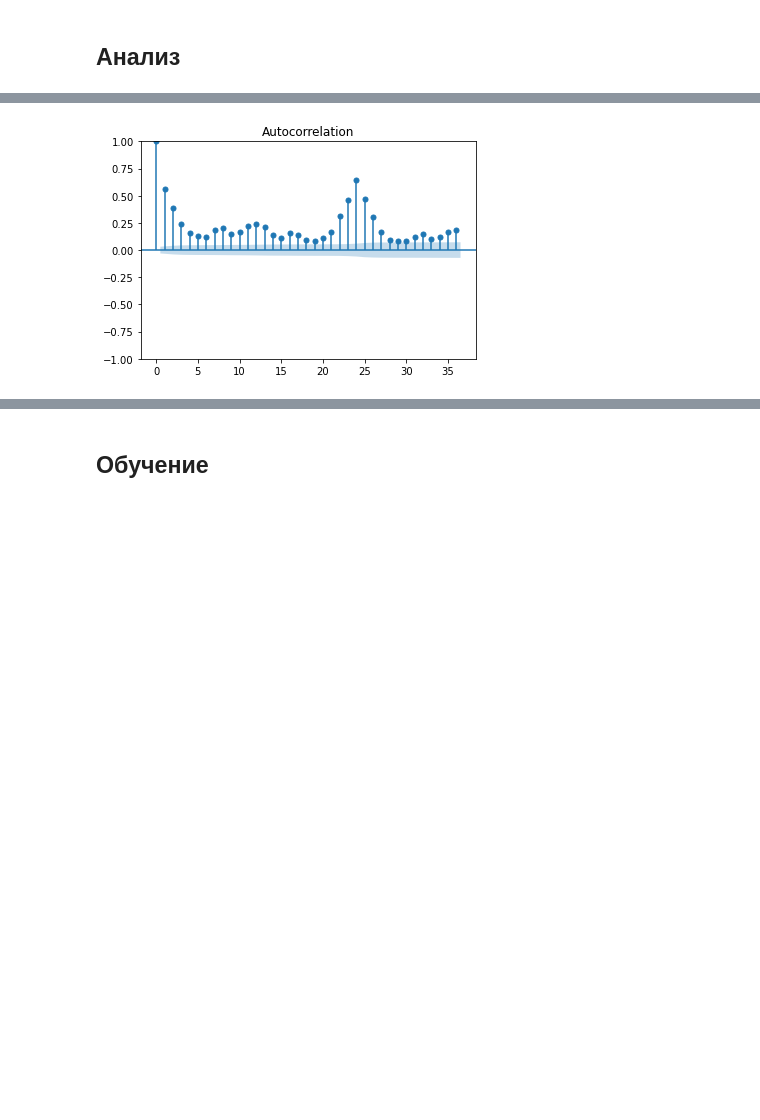
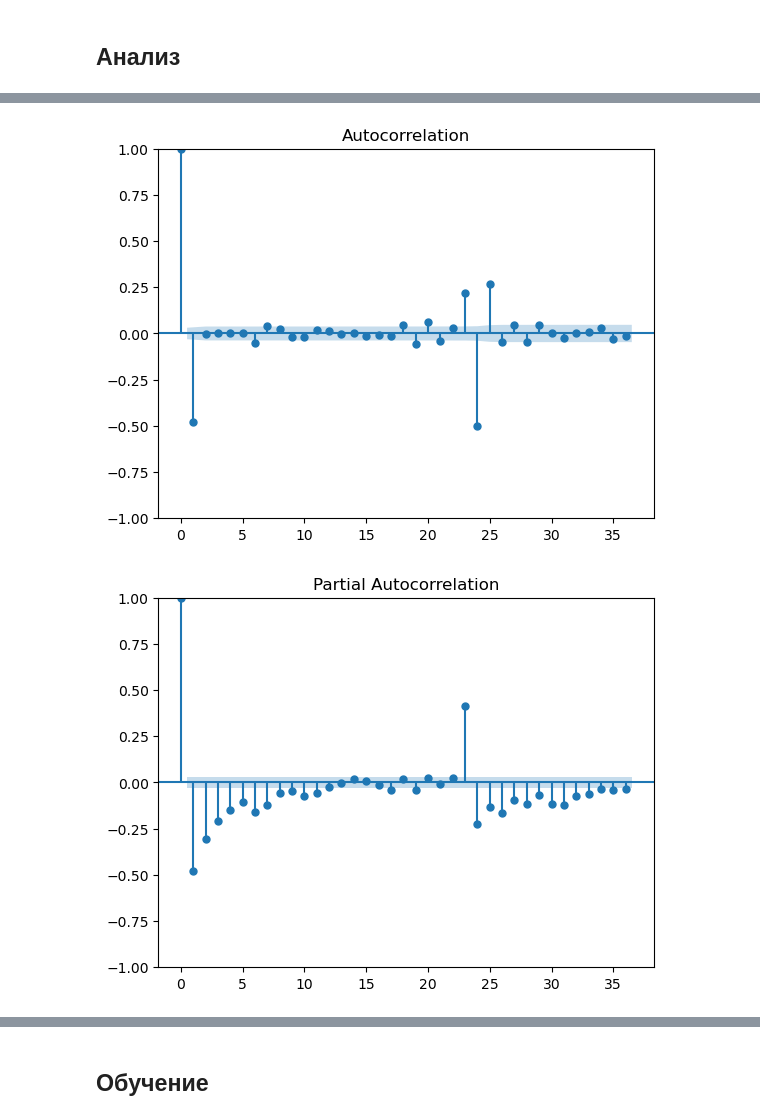
Before and after one commit to karimovdo/time, a Jupyter notebook: taxi.ipynb, the cells around one changed output, grey strips where cells are left out. Saved outputs shown, nothing was run; the diff lists cells and outputs as text; code cells hidden in the pictures; blank space fills up the shorter version.

```diff
--- a/taxi.ipynb
+++ b/taxi.ipynb
@@ -84,8 +85,20 @@ memory usage: 43.1 KB
 # %%
 data = data.resample("1H").sum()
 # %%
+data['year'] = data.index.year
+data['month'] = data.index.month
+data['day'] = data.index.day
+data['dayofweek'] = data.index.dayofweek
+data['hour'] = data.index.hour
+
 train, test = train_test_split(data, shuffle=False, test_size=0.1, random_state=12345)
 train = train.dropna()
+
+# def make_features(data, max_lag, rolling_mean_size):
+
+#     for lag in range(1, max_lag + 1):
+#         data['lag_{}'.format(lag)] = data['PJME_MW'].shift(lag)
+#     data['rolling_mean'] = data['PJME_MW'].shift(rolling_mean_size-3).rolling(rolling_mean_size).mean()
 
 X_train = train.drop('num_orders', axis=1)
 y_train = train['num_orders']
@@ -138,0 +160,8 @@ decomposed.resid.plot(figsize = (21,6))
+# %%
+train_dif_1 = y_train - y_train.shift(24)
+train_dif_1.dropna(inplace=True)
+decomposed_dif_1 = seasonal_decompose(train_dif_1)
+decomposed_dif_1.trend.plot(figsize=(21,6), title='trend')
+p_value = adfuller(train_dif_1)[1]
+print('p =', p_value)
+print('std =',np.std(train_dif_1)[0])
@@ -138,0 +172,8 @@ decomposed.resid.plot(figsize = (21,6))
+# %%
+train_dif_2 = train_dif_1 - train_dif_1.shift(1)
+train_dif_2.dropna(inplace=True)
+decomposed_dif_2 = seasonal_decompose(train_dif_2)
+decomposed_dif_2.trend.plot(figsize=(21,6), title='trend')
+p_value = adfuller(train_dif_2)[1]
+print('p =', p_value)
+print('std =',np.std(train_dif_2)[0])
@@ -139,5 +196,8 @@ decomposed.resid.plot(figsize = (21,6))
 # %%
-plot_acf(train)
+plot_acf(train_dif_2)
 plt.show()
+plot_pacf(train_dif_2)
+plt.show()
 # %% [output]
-[figure, old version]
+[figure, new version]
+[figure, added]
```
Also changed, not shown: parts of 33 cells of this notebook, 4 other files.
